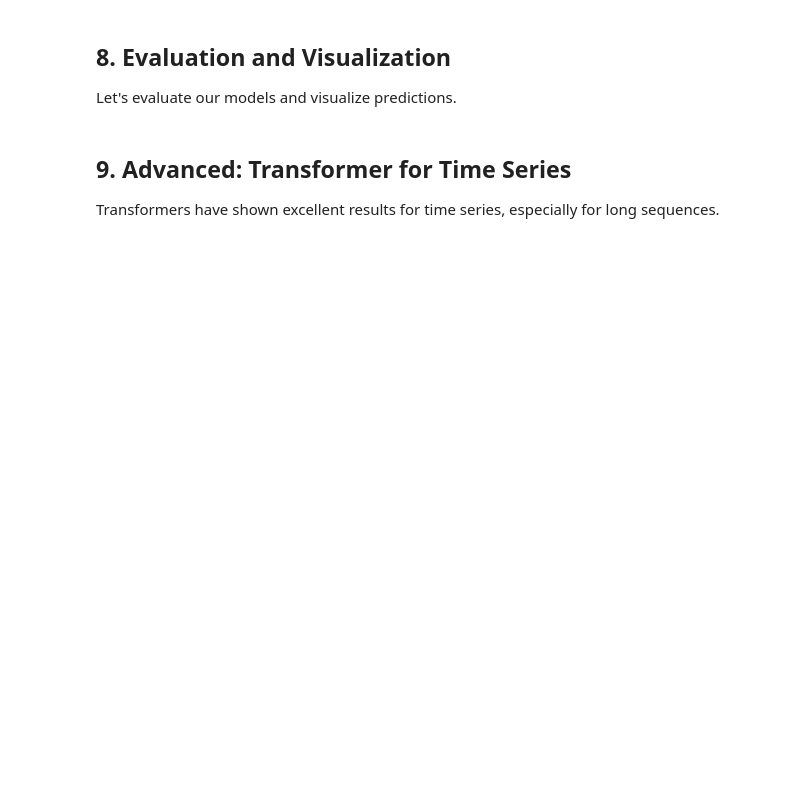
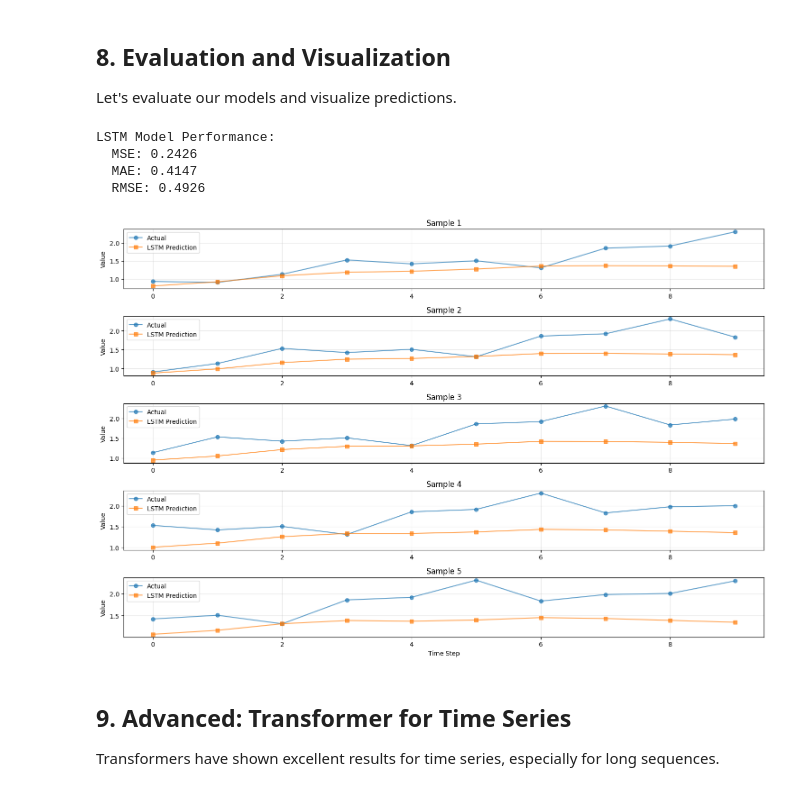
Before and after one commit to esanam/tsml, a Jupyter notebook: time_series_deep_learning_starter.ipynb, the cells around one changed output. Drawn from its saved outputs; the diff is of its cells as text; code cells hidden in the pictures; blank space fills up the shorter version.

```diff
--- a/time_series_deep_learning_starter.ipynb
+++ b/time_series_deep_learning_starter.ipynb
@@ -392,34 +453,40 @@ def evaluate_model(model, test_loader, device):
 
     # Calculate metrics
     mse = np.mean((predictions - targets) ** 2)
     mae = np.mean(np.abs(predictions - targets))
     rmse = np.sqrt(mse)
 
     return predictions, targets, {'MSE': mse, 'MAE': mae, 'RMSE': rmse}
 
 # Evaluate LSTM
-lstm_model.load_state_dict(torch.load('/home/claude/best_lstm_model.pth'))
+lstm_model.load_state_dict(torch.load('best_lstm_model.pth'))
 lstm_preds, targets, lstm_metrics = evaluate_model(lstm_model, test_loader, device)
 
 print("LSTM Model Performance:")
 for metric, value in lstm_metrics.items():
     print(f"  {metric}: {value:.4f}")
 
 # Visualize predictions
 n_samples_to_plot = 5
 fig, axes = plt.subplots(n_samples_to_plot, 1, figsize=(15, 10))
 
 for i in range(n_samples_to_plot):
     axes[i].plot(targets[i], label='Actual', marker='o', alpha=0.7)
     axes[i].plot(lstm_preds[i], label='LSTM Prediction', marker='s', alpha=0.7)
     axes[i].set_ylabel('Value')
     axes[i].legend()
     axes[i].grid(True, alpha=0.3)
     axes[i].set_title(f'Sample {i+1}')
 
 axes[-1].set_xlabel('Time Step')
 plt.tight_layout()
 plt.show()
+# %% [output]
+LSTM Model Performance:
+  MSE: 0.2426
+  MAE: 0.4147
+  RMSE: 0.4926
+[figure, added]
 # %% [markdown]
 ## 9. Advanced: Transformer for Time Series
 
```
Also changed, not shown: parts of 9 cells of this notebook, 1 other file.
